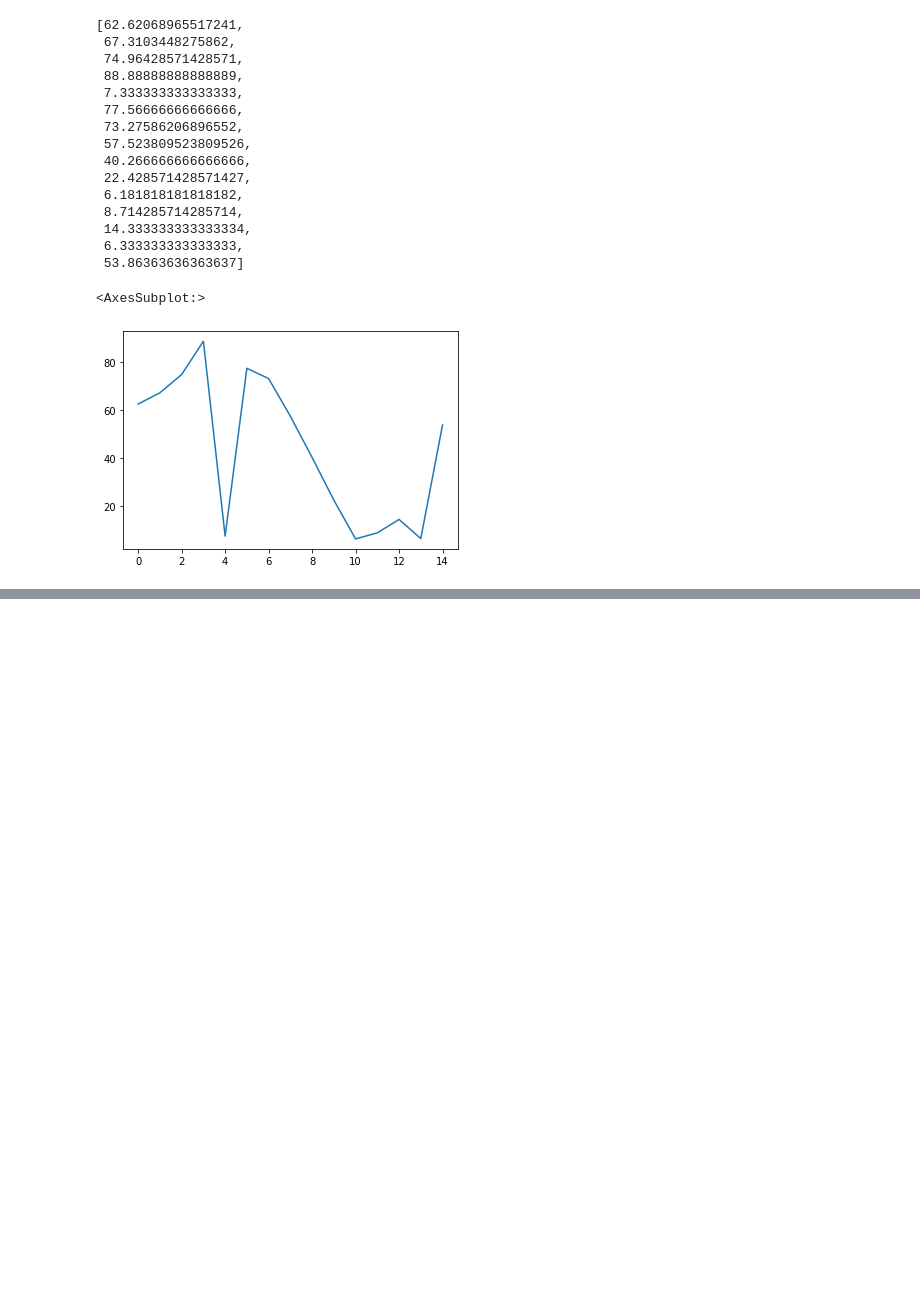
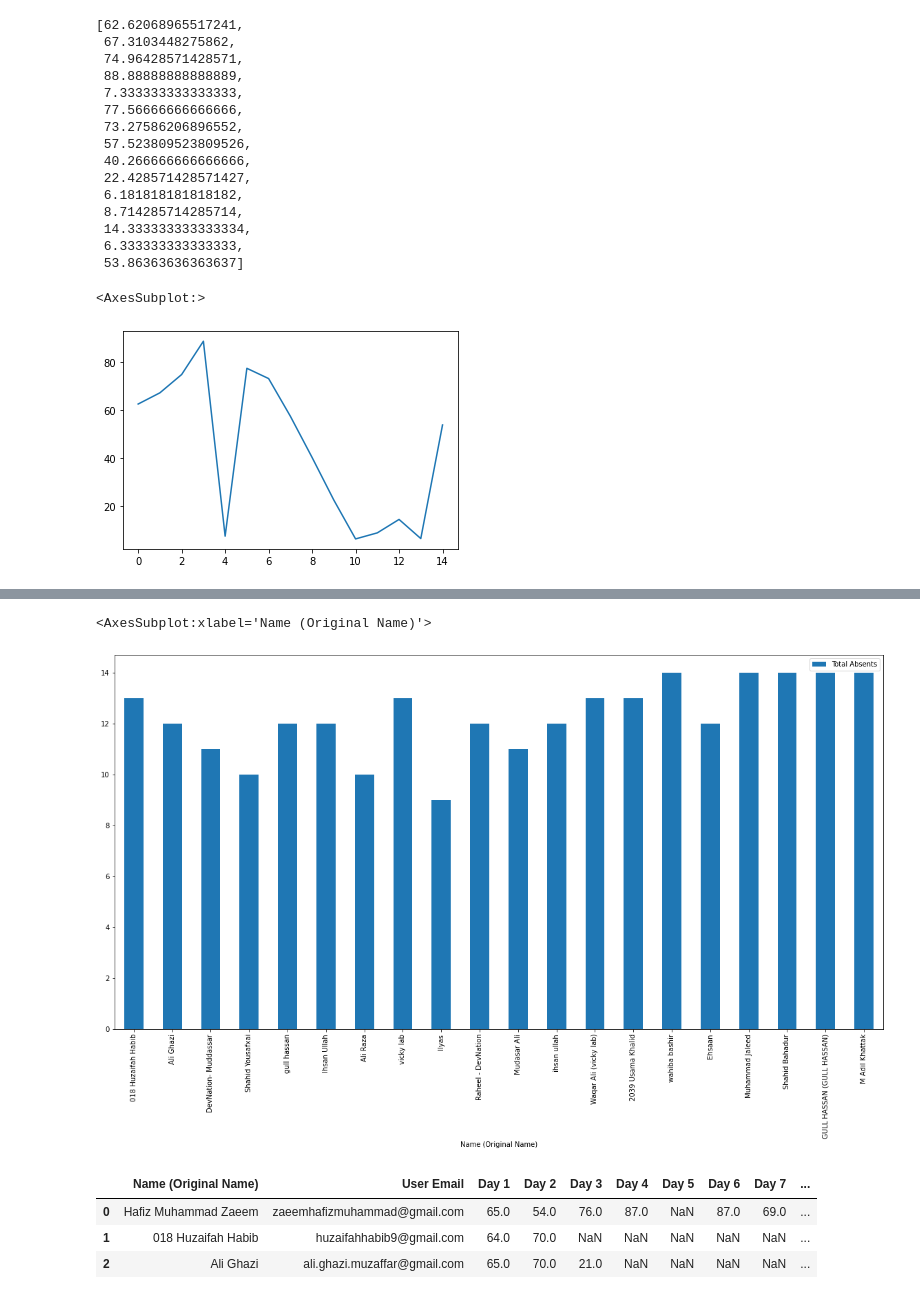
Before and after one commit to ZaidSultan10/dev_nation_student_EDA, a Jupyter notebook: Use_case_Dev_nation_2021_08_28-checkpoint.ipynb, the cells around one changed output, grey strips where cells are left out. Drawn from its saved outputs; the diff is of its cells as text; code cells hidden in the pictures; blank space fills up the shorter version.

```diff
--- a/Use_case_Dev_nation_2021_08_28-checkpoint.ipynb
+++ b/Use_case_Dev_nation_2021_08_28-checkpoint.ipynb
@@ -67,0 +110,7 @@ sb.lineplot(data = mean_data)
+# %%
+#Q4
+
+df_merged[df_merged['Total Absents'] > 8].plot(x = 'Name (Original Name)', y='Total Absents', kind = 'bar', figsize = (20,10))
+# %% [output]
+<AxesSubplot:xlabel='Name (Original Name)'>
+[figure, added]
@@ -67,0 +121,7 @@ sb.lineplot(data = mean_data)
+# %%
+df_merged.head(3)
+# %% [output]
+|  | Name (Original Name) | User Email | Day 1 | Day 2 | Day 3 | Day 4 | Day 5 | Day 6 | Day 7 | ... |
+| 0 | Hafiz Muhammad Zaeem | zaeemhafizmuhammad@gmail.com | 65.0 | 54.0 | 76.0 | 87.0 | NaN | 87.0 | 69.0 | ... |
+| 1 | 018 Huzaifah Habib | huzaifahhabib9@gmail.com | 64.0 | 70.0 | NaN | NaN | NaN | NaN | NaN | ... |
+| 2 | Ali Ghazi | ali.ghazi.muzaffar@gmail.com | 65.0 | 70.0 | 21.0 | NaN | NaN | NaN | NaN | ... |
```
Also changed, not shown: parts of 13 cells of this notebook.
